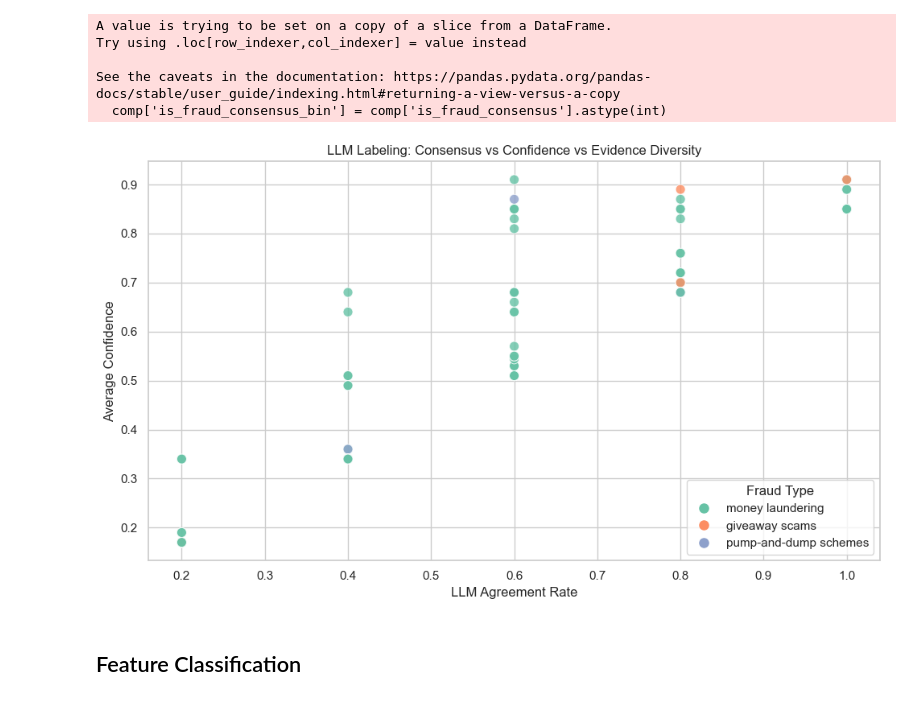
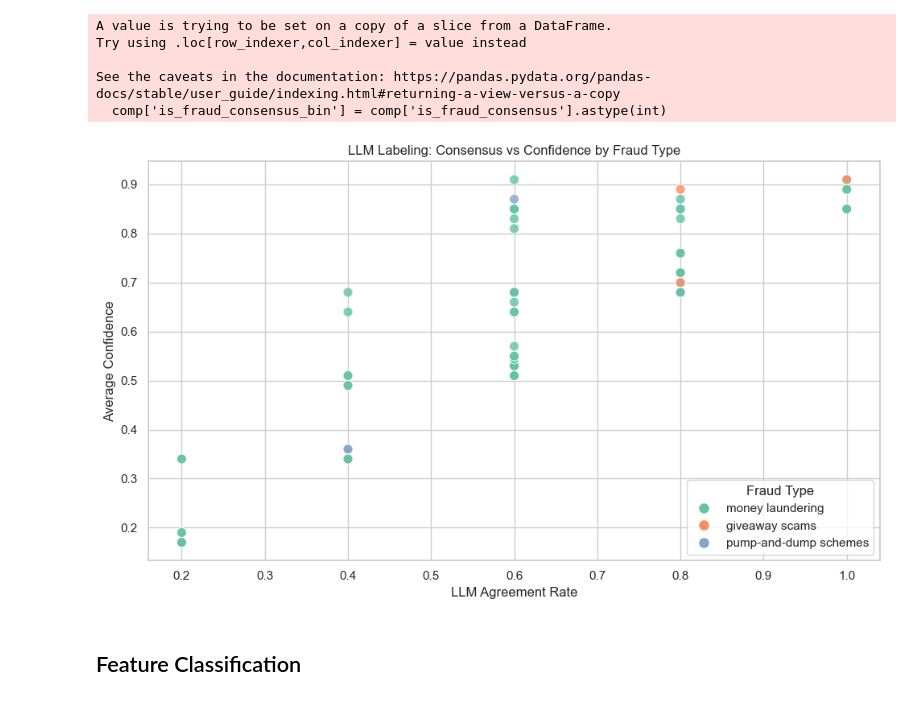
Before and after one commit to awatson246/crypto-anomaly-detection-policy, a Jupyter notebook: notebooks/analysis.ipynb, the cells around one changed output. Cells and saved outputs as stored; diff of their text form; code cells hidden in the pictures.

Commit message:
More graph updates

```diff
--- a/notebooks/analysis.ipynb
+++ b/notebooks/analysis.ipynb
@@ -293,35 +293,35 @@ fraud_palette = sns.color_palette("Set2", len(fraud_types))
 handles_fraud = [
     plt.Line2D(
         [], [],
         marker='o',
         linestyle='',
         markersize=8,
         color=fraud_palette[i]
     ) for i in range(len(fraud_types))
 ]
 
 plt.legend(
     handles_fraud,
     fraud_types,
     title="Fraud Type",
     loc='upper left',
     bbox_to_anchor=(1.02, 1)
 )
 plt.gca().add_artist(plt.legend(handles_fraud, fraud_types, title="Fraud Type",
                                 loc='upper left', bbox_to_anchor=(1.02, 1)))
 
 
 ax.legend(handles_fraud, fraud_types, title="Fraud Type",
           loc="lower right", frameon=True)
 
 # ================================================================
 plt.xlabel("LLM Agreement Rate")
 plt.ylabel("Average Confidence")
-plt.title("LLM Labeling: Consensus vs Confidence vs Evidence Diversity")
+plt.title("LLM Labeling: Consensus vs Confidence by Fraud Type")
 plt.tight_layout()
 plt.show()
 # %% [output]
-[figure, old version]
+[figure, new version]
 # %%
 feature_name_map = {
     "btc_sent_mean": "BTC Sent (Mean)",
```
